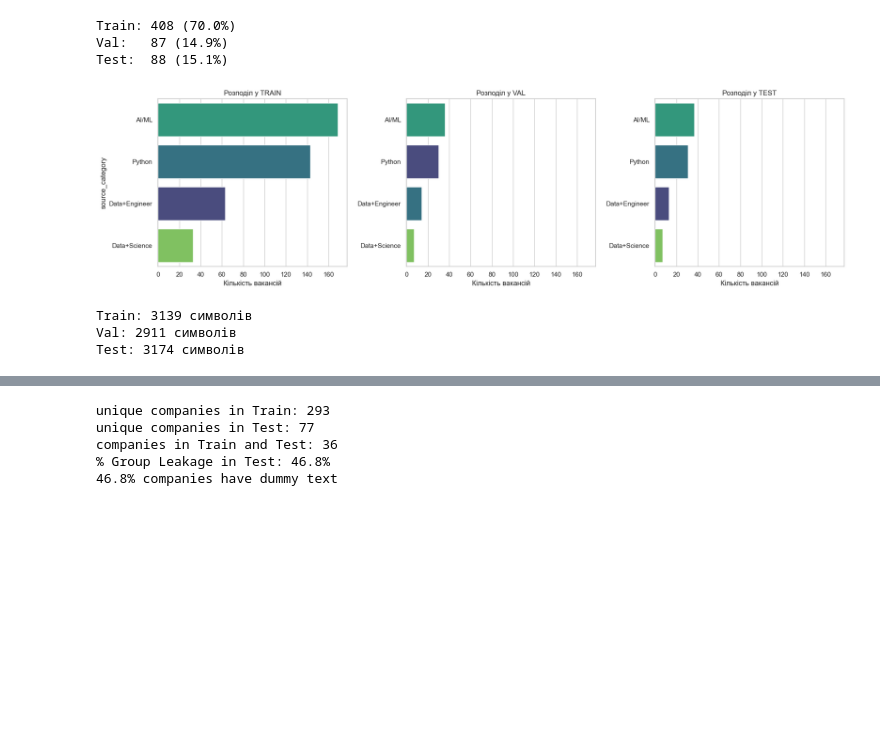
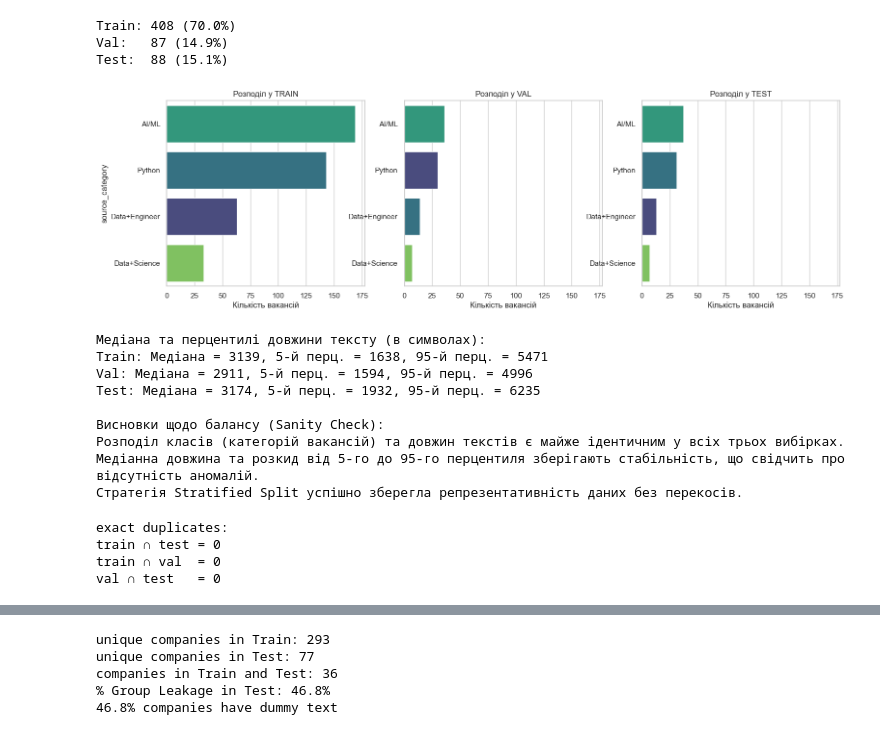
Before and after one commit to Karoshi-man/nlp_course_project, a Jupyter notebook: notebooks/lab5_split_leakage_checks.ipynb, the cells around one changed output, grey strips where cells are left out. Drawn from its saved outputs; the diff is of its cells as text; code cells hidden in the pictures; blank space fills up the shorter version.

```diff
--- a/notebooks/lab5_split_leakage_checks.ipynb
+++ b/notebooks/lab5_split_leakage_checks.ipynb
@@ -69,29 +69,56 @@ Test:  88 (15.1%)
 # %%
 fig, axes = plt.subplots(1, 3, figsize=(18, 5), sharex=True)
 category_order = df['source_category'].value_counts().index[:10]
 
 for i, split_name in enumerate(['train', 'val', 'test']):
     sns.countplot(
         data=splits[split_name],
         y='source_category',
         hue='source_category',
         legend=False,
         order=category_order,
         ax=axes[i],
         palette="viridis"
     )
     axes[i].set_title(f'Розподіл у {split_name.upper()}')
     axes[i].set_xlabel('Кількість вакансій')
     if i > 0: axes[i].set_ylabel('')
-
-plt.tight_layout()
-plt.show()
-
-for split_name in ['train', 'val', 'test']:
-    median_len = splits[split_name]['clean_text'].str.len().median()
-    print(f"{split_name.capitalize()}: {median_len:.0f} символів")
 # %% [output]
-[figure, old version]
+[figure, new version]
-Train: 3139 символів
-Val: 2911 символів
-Test: 3174 символів
+# %%
+print("\nМедіана та перцентилі довжини тексту (в символах):")
+for split_name in ['train', 'val', 'test']:
+    lens = splits[split_name]['clean_text'].str.len()
+    print(f"{split_name.capitalize()}: Медіана = {lens.median():.0f}, 5-й перц. = {lens.quantile(0.05):.0f}, 95-й перц. = {lens.quantile(0.95):.0f}")
+
+print("\nВисновки щодо балансу (Sanity Check):")
+print("Розподіл класів (категорій вакансій) та довжин текстів є майже ідентичним у всіх трьох вибірках. ")
+print("Медіанна довжина та розкид від 5-го до 95-го перцентиля зберігають стабільність, що свідчить про відсутність аномалій. ")
+print("Стратегія Stratified Split успішно зберегла репрезентативність даних без перекосів.")
+# %% [output]
+Медіана та перцентилі довжини тексту (в символах):
+Train: Медіана = 3139, 5-й перц. = 1638, 95-й перц. = 5471
+Val: Медіана = 2911, 5-й перц. = 1594, 95-й перц. = 4996
+Test: Медіана = 3174, 5-й перц. = 1932, 95-й перц. = 6235
+
+Висновки щодо балансу (Sanity Check):
+Розподіл класів (категорій вакансій) та довжин текстів є майже ідентичним у всіх трьох вибірках.
+Медіанна довжина та розкид від 5-го до 95-го перцентиля зберігають стабільність, що свідчить про відсутність аномалій.
+Стратегія Stratified Split успішно зберегла репрезентативність даних без перекосів.
+# %%
+train_df = splits['train'].dropna(subset=['clean_text'])
+val_df = splits['val'].dropna(subset=['clean_text'])
+test_df = splits['test'].dropna(subset=['clean_text'])
+train_set = set(train_df['clean_text'])
+val_set = set(val_df['clean_text'])
+test_set = set(test_df['clean_text'])
+
+print("exact duplicates:")
+print(f"train ∩ test = {len(train_set.intersection(test_set))}")
+print(f"train ∩ val  = {len(train_set.intersection(val_set))}")
+print(f"val ∩ test   = {len(val_set.intersection(test_set))}")
+# %% [output]
+exact duplicates:
+train ∩ test = 0
+train ∩ val  = 0
+val ∩ test   = 0
```
Also changed, not shown: parts of 7 cells of this notebook, 1 other file.
